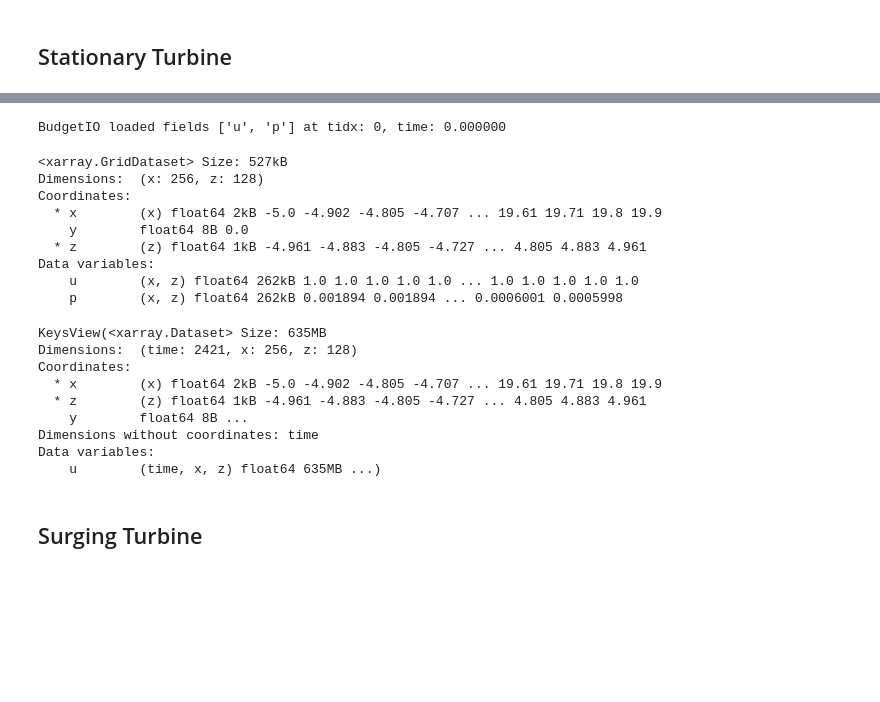
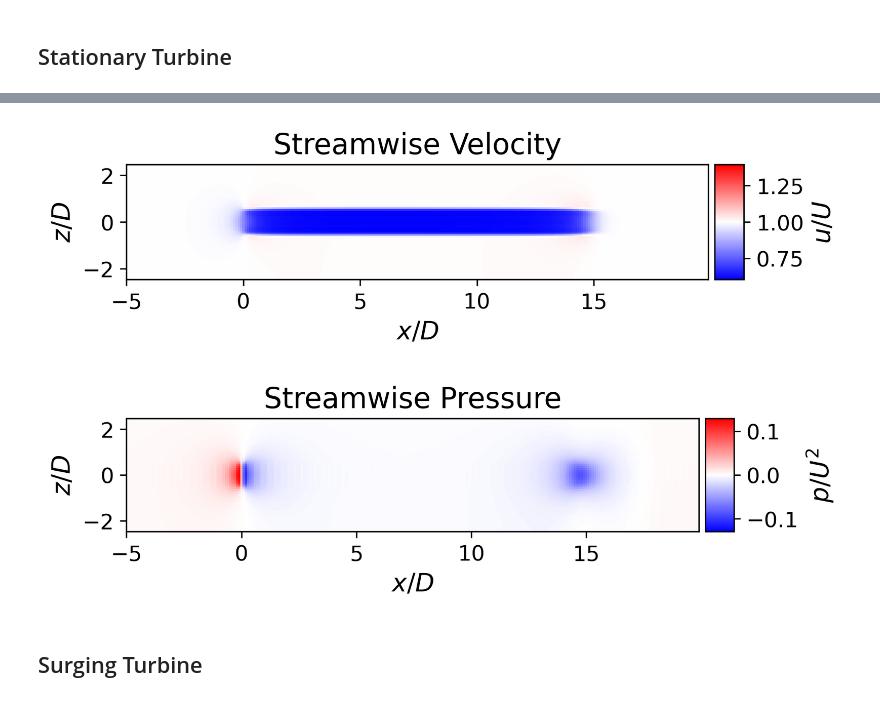
Before and after one commit to skygering/SimsPadeOps, a Jupyter notebook: analysis/modal_analysis_exploration.ipynb, the cells around one changed output, grey strips where cells are left out. Saved outputs shown, nothing was run; the diff lists cells and outputs as text; code cells hidden in the pictures; blank space fills up the shorter version.

Commit message:
Begin modal analysis

```diff
--- a/analysis/modal_analysis_exploration.ipynb
+++ b/analysis/modal_analysis_exploration.ipynb
@@ -9,0 +19,38 @@ modal_folder = os.path.join(au.DATA_PATH, "F_0013_X_SU_PI_Files")
+# %%
+def get_clean_data(file_name, data_folder = "/Users/sky/src/HowlandLab/data"):
+    with xr.open_dataset(os.path.join(data_folder, file_name)) as ds:
+        ds = ds.isel(time = slice(100, None))
+    return ds
+# %%
+def plot_u(ds, t_idx):
+    da = ds.u
+    range_val = np.max(np.abs(1 - da))  # centered at 1
+    plot_field(da.isel(time = t_idx), 1 - range_val, 1 + range_val, "Streamwise Velocity", keylab['u'])
+    return
+
+def plot_p(ds, t_idx):
+    da = ds.p
+    range_val = np.max(np.abs(da))
+    plot_field(da.isel(time = t_idx), -range_val, range_val, "Streamwise Pressure", keylab['p'])
+    return
+
+def plot_vals(arr, min_val, max_val, title, label):
+    plot_field(arr, min_val, max_val, title, label)
+    return
+
+def plot_field(da, min_val, max_val, title, label):
+    colormap = "bwr"
+    fig, ax = plt.subplots(1, 1, dpi = 300)
+    # plot velocity
+    im = da.imshow(ax = ax, cmap = colormap, vmin = min_val, vmax = max_val, cbar = False)
+    divider = make_axes_locatable(ax)
+    cax = divider.append_axes('right', size='5%', pad=0.05)
+    cbar = fig.colorbar(im, cax=cax, orientation='vertical')
+    cbar.ax.tick_params(axis='both', which='major', labelsize=12)
+    cbar.set_label(label, fontsize=14)
+    ax.set_title(title, size = 16)
+    ax.set_xlabel(keylab['x'], size = 14)
+    ax.set_ylabel(keylab['z'], size = 14)
+    ax.tick_params(axis='both', which='major', labelsize=12)
+    fig.tight_layout()
+    return
@@ -88,14 +110,0 @@ Data variables:
-# %%
-ds = sim.slice(field_terms=["u", "p"], xlim = xlim, ylim = ylim, zlim = zlim, tidx = 0)
-ds
-# %% [output]
-BudgetIO loaded fields ['u', 'p'] at tidx: 0, time: 0.000000
-<xarray.GridDataset> Size: 527kB
-Dimensions:  (x: 256, z: 128)
-Coordinates:
-  * x        (x) float64 2kB -5.0 -4.902 -4.805 -4.707 ... 19.61 19.71 19.8 19.9
-    y        float64 8B 0.0
-  * z        (z) float64 1kB -4.961 -4.883 -4.805 -4.727 ... 4.805 4.883 4.961
-Data variables:
-    u        (x, z) float64 262kB 1.0 1.0 1.0 1.0 1.0 ... 1.0 1.0 1.0 1.0 1.0
-    p        (x, z) float64 262kB 0.001894 0.001894 ... 0.0006001 0.0005998
@@ -109,15 +111,12 @@ qmplt.film_instantaneous_field(img_folder, fps = 10, video_name = "stationary_pr
-# %%
-with xr.open_dataset(os.path.join(modal_folder, "stationary_u.nc")) as ds:
-    print(ds.keys())
-# %% [output]
-KeysView(<xarray.Dataset> Size: 635MB
-Dimensions:  (time: 2421, x: 256, z: 128)
-Coordinates:
-  * x        (x) float64 2kB -5.0 -4.902 -4.805 -4.707 ... 19.61 19.71 19.8 19.9
-  * z        (z) float64 1kB -4.961 -4.883 -4.805 -4.727 ... 4.805 4.883 4.961
-    y        float64 8B ...
-Dimensions without coordinates: time
-Data variables:
-    u        (time, x, z) float64 635MB ...)
+# %%
+stationary_ds  = get_clean_data("stationary_data_r_256_t_0.nc")
+# %%
+plot_u(stationary_ds, 1)
+# %% [output]
+[figure, added]
+# %%
+plot_p(stationary_ds, 1800)
+# %% [output]
+[figure, added]
 # %% [markdown]
 ## Surging Turbine
```
Also changed, not shown: parts of 38 cells of this notebook, 2 other files.
